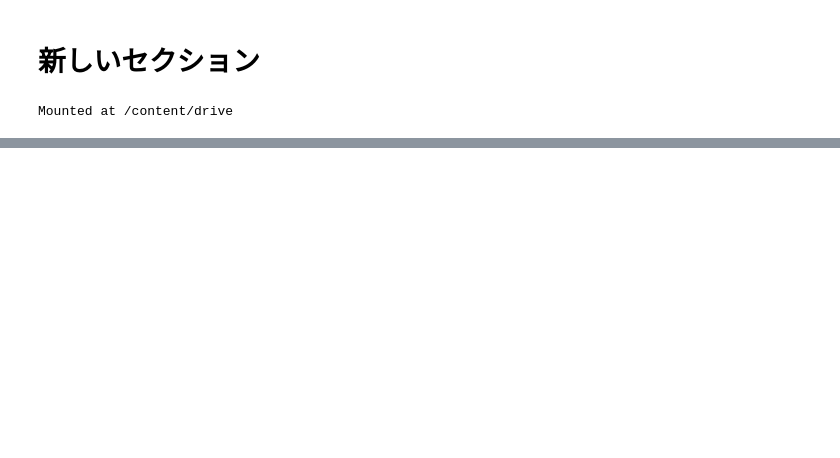
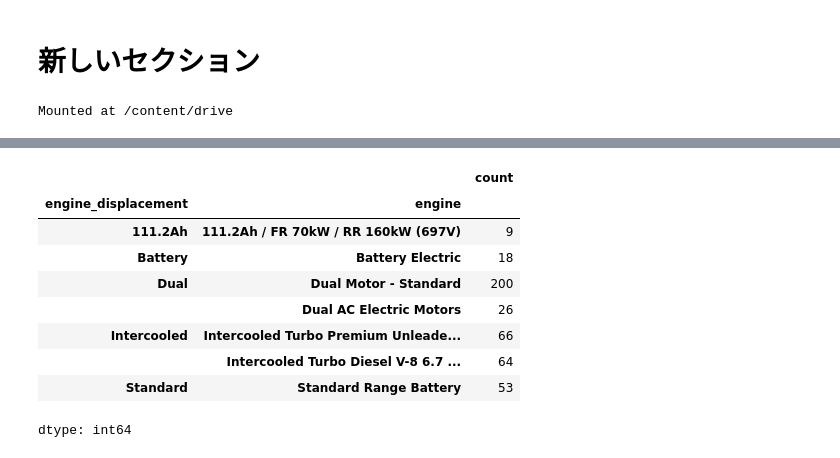
Before and after one commit to Lattemelia/Portforio, a Jupyter notebook: demand forecasting1.ipynb, the cells around one changed output, grey strips where cells are left out. Saved outputs shown, nothing was run; the diff lists cells and outputs as text; code cells hidden in the pictures; blank space fills up the shorter version.

```diff
--- a/demand forecasting1.ipynb
+++ b/demand forecasting1.ipynb
@@ -68,0 +94,27 @@ marged_df[["engine_displacement", "engine_type"]] = marged_df["extracted_engine"
+# %%
+marged_df = marged_df.reset_index(drop=True)
+
+#EVフラグの作成
+marged_df["is_electric"] = np.where(
+    marged_df["engine_displacement"] == "Electric", 1, 0
+)
+
+#型式の誤侵入を修正
+invalid_displacement_mask = marged_df["engine_displacement"].isin(
+    ["V6", "I4", "V8"]
+)
+
+#インデックスを振り直したため、エラーにならずに代入できるようになります
+marged_df.loc[invalid_displacement_mask, "engine_type"] = marged_df.loc[
+    invalid_displacement_mask, "engine_displacement"
+]
+
+#移動させたので、排気量側は一旦 NaN（空）にする
+marged_df.loc[invalid_displacement_mask, "engine_displacement"] = np.nan
+
+
+#排気量を「純粋な数値」に変換する
+marged_df["engine_displacement_num"] = pd.to_numeric(
+    marged_df["engine_displacement"].str.replace("L", "", regex=False),
+    errors="coerce",
+)
@@ -68,0 +134,29 @@ marged_df[["engine_displacement", "engine_type"]] = marged_df["extracted_engine"
+# %%
+marged_df2 =  marged_df[marged_df["engine_displacement_num"].isnull()]
+
+# 1. 除外したいキーワードのリストを作成（表記揺れにも対応）
+exclude_keywords = ["–", "-", "Electric"]
+
+# 2. 条件を作成する
+# 条件A: engine_displacement が NaN（欠損値）
+cond_not_null = marged_df2["engine_displacement"].notnull()
+
+# 条件B: engine_displacement が 除外リストに含まれて「いない」
+cond_not_in_list = ~marged_df2["engine_displacement"].isin(exclude_keywords)
+
+marged_df3 = marged_df2[cond_not_null & cond_not_in_list]
+
+marged_df4 = marged_df3[~marged_df3["engine_displacement"].isin(["Electric","-"])]
+# %%
+marged_df4.groupby("engine_displacement")["engine"].value_counts()
+# %% [output]
+|  |  | count |
+| engine_displacement | engine |  |
+| 111.2Ah | 111.2Ah / FR 70kW / RR 160kW (697V) | 9 |
+| Battery | Battery Electric | 18 |
+| Dual | Dual Motor - Standard | 200 |
+|  | Dual AC Electric Motors | 26 |
+| Intercooled | Intercooled Turbo Premium Unleade... | 66 |
+|  | Intercooled Turbo Diesel V-8 6.7 ... | 64 |
+| Standard | Standard Range Battery | 53 |
+dtype: int64
```
Also changed, not shown: parts of 7 cells of this notebook.
